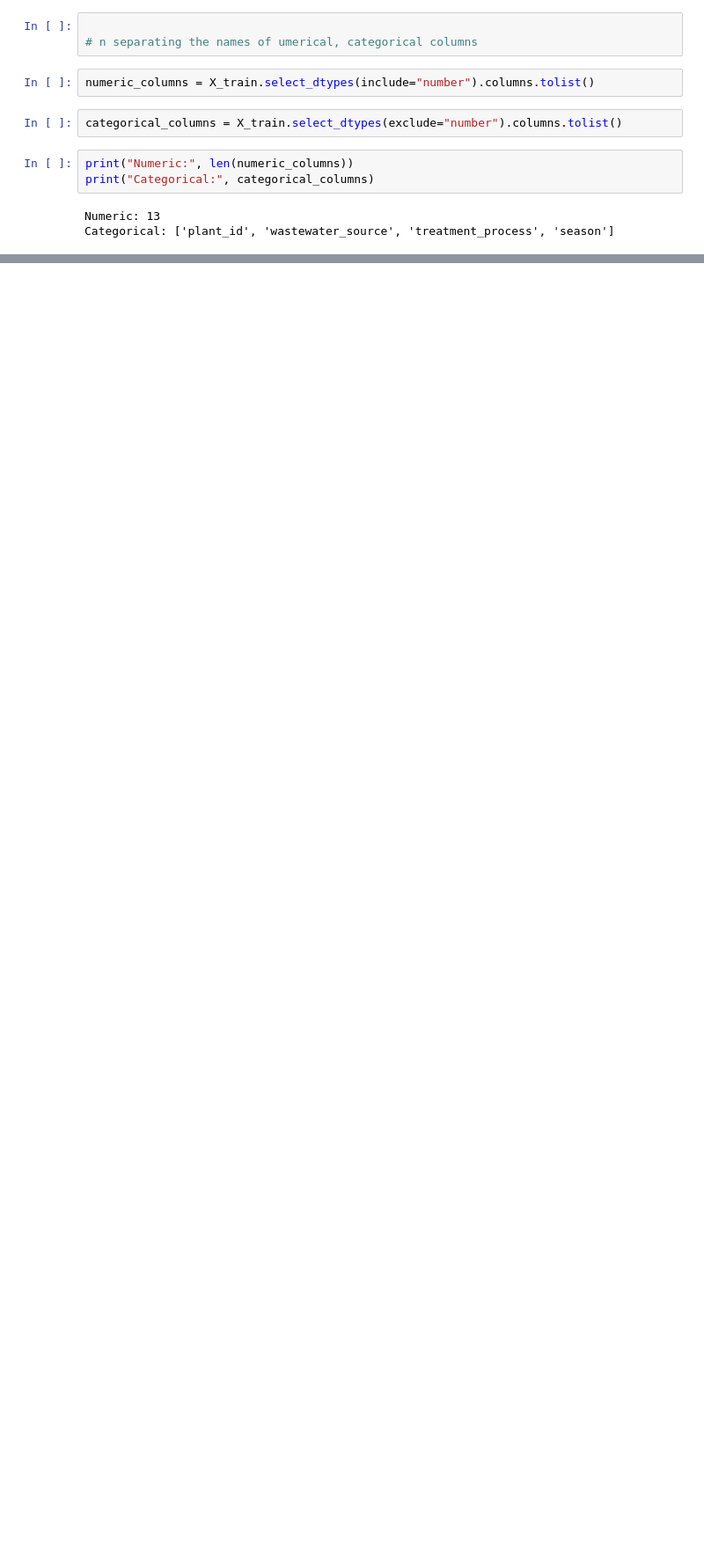
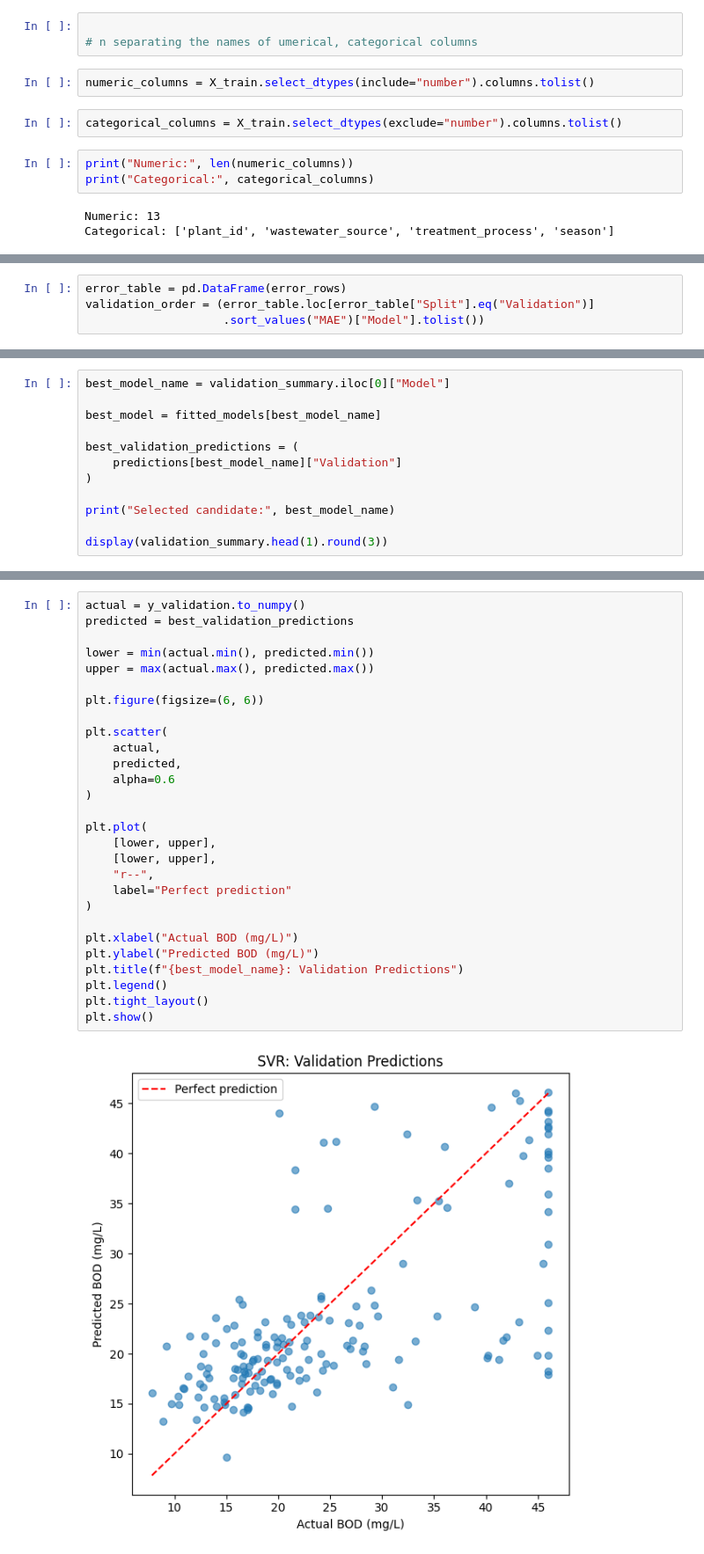
Before and after one commit to DeepikaSneha/wastewater_ML_pipelines, a Jupyter notebook: Main.ipynb, the cells around one changed output, grey strips where cells are left out. Shown at 88% size. Cells and saved outputs as stored; diff of their text form; blank space fills up the shorter version.

```diff
--- a/Main.ipynb
+++ b/Main.ipynb
@@ -831,0 +972,4 @@ from sklearn.tree import DecisionTreeRegressor
+# %%
+error_table = pd.DataFrame(error_rows)
+validation_order = (error_table.loc[error_table["Split"].eq("Validation")]
+                    .sort_values("MAE")["Model"].tolist())
@@ -831,0 +1160,12 @@ from sklearn.tree import DecisionTreeRegressor
+# %%
+best_model_name = validation_summary.iloc[0]["Model"]
+
+best_model = fitted_models[best_model_name]
+
+best_validation_predictions = (
+    predictions[best_model_name]["Validation"]
+)
+
+print("Selected candidate:", best_model_name)
+
+display(validation_summary.head(1).round(3))
@@ -831,0 +1182,30 @@ from sklearn.tree import DecisionTreeRegressor
+# %%
+actual = y_validation.to_numpy()
+predicted = best_validation_predictions
+
+lower = min(actual.min(), predicted.min())
+upper = max(actual.max(), predicted.max())
+
+plt.figure(figsize=(6, 6))
+
+plt.scatter(
+    actual,
+    predicted,
+    alpha=0.6
+)
+
+plt.plot(
+    [lower, upper],
+    [lower, upper],
+    "r--",
+    label="Perfect prediction"
+)
+
+plt.xlabel("Actual BOD (mg/L)")
+plt.ylabel("Predicted BOD (mg/L)")
+plt.title(f"{best_model_name}: Validation Predictions")
+plt.legend()
+plt.tight_layout()
+plt.show()
+# %% [output]
+[figure, added]
```
Also changed, not shown: parts of 96 cells of this notebook.
